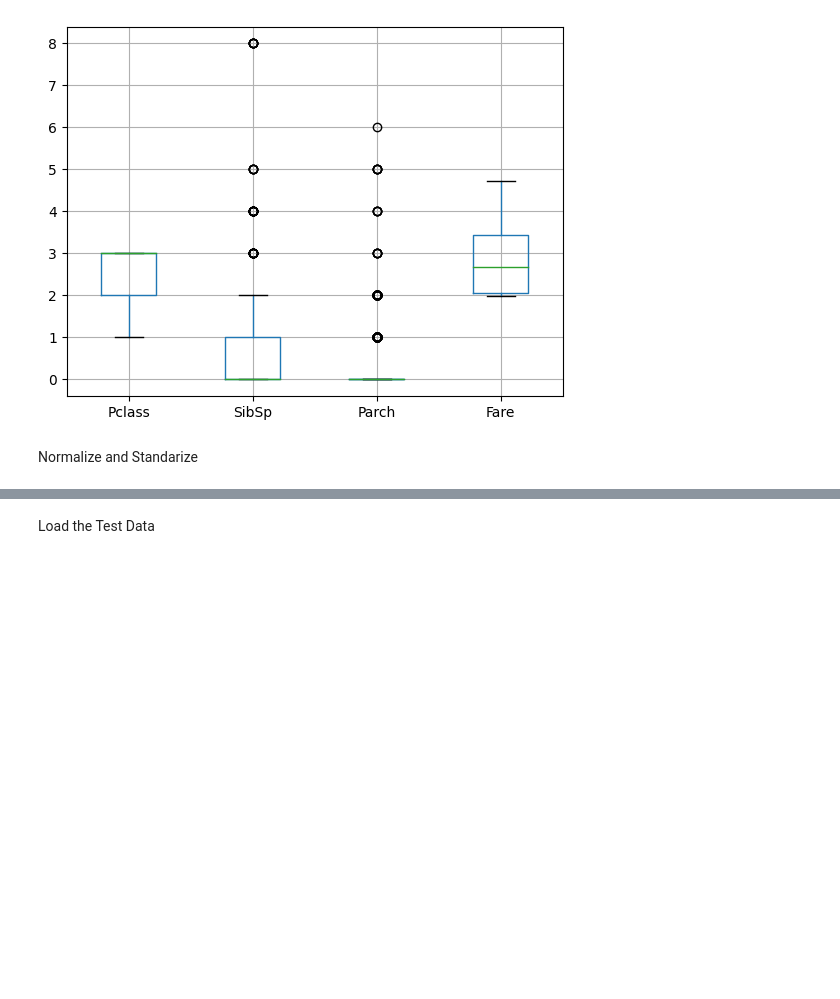
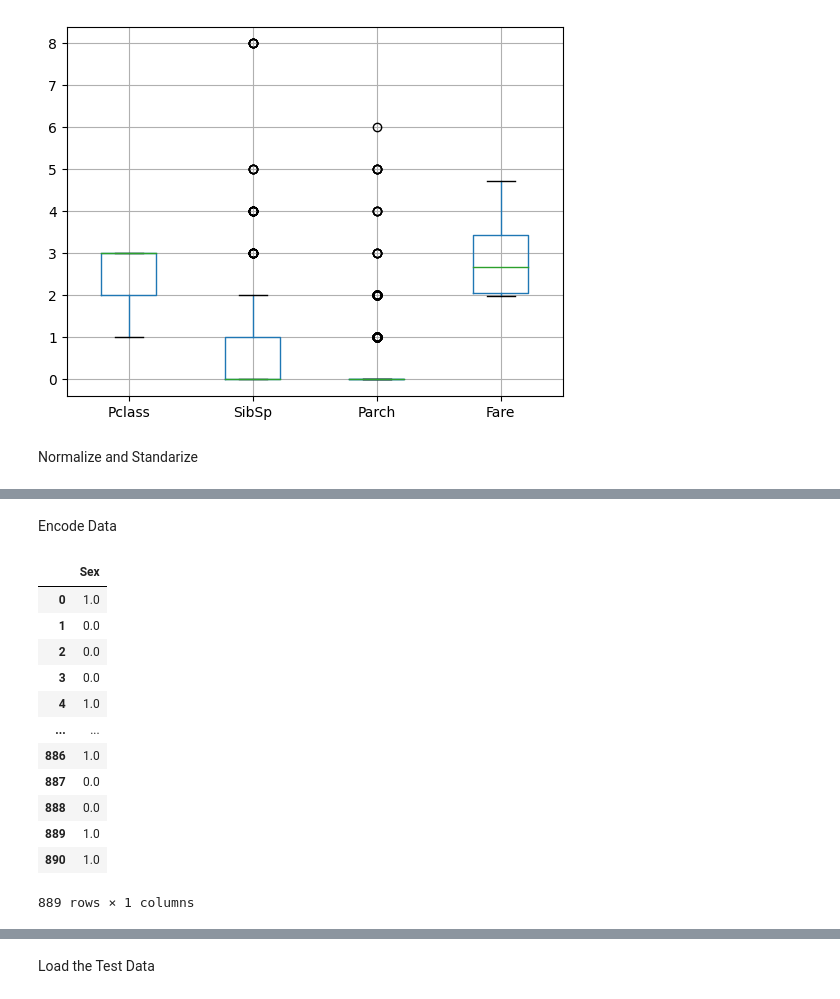
Before and after one commit to dawoodrizwan-05/Data-Science-Titanic-Dataset-Exploration-and-Cleaning, a Jupyter notebook: code.ipynb, the cells around one changed output, grey strips where cells are left out. Cells and saved outputs as stored; diff of their text form; code cells hidden in the pictures; blank space fills up the shorter version.

```diff
--- a/code.ipynb
+++ b/code.ipynb
@@ -360,0 +386,24 @@ df.head()
+# %% [markdown]
+Encode Data
+# %%
+from sklearn.preprocessing import OrdinalEncoder
+
+sex_column = train_data[["Sex"]]
+
+encoder = OrdinalEncoder().set_output(transform="pandas")
+sex_encoded = encoder.fit_transform(sex_column)
+sex_encoded
+# %% [output]
+|  | Sex |
+| 0 | 1.0 |
+| 1 | 0.0 |
+| 2 | 0.0 |
+| 3 | 0.0 |
+| 4 | 1.0 |
+| ... | ... |
+| 886 | 1.0 |
+| 887 | 0.0 |
+| 888 | 0.0 |
+| 889 | 1.0 |
+| 890 | 1.0 |
+889 rows × 1 columns
```
Also changed, not shown: parts of 28 cells of this notebook.
